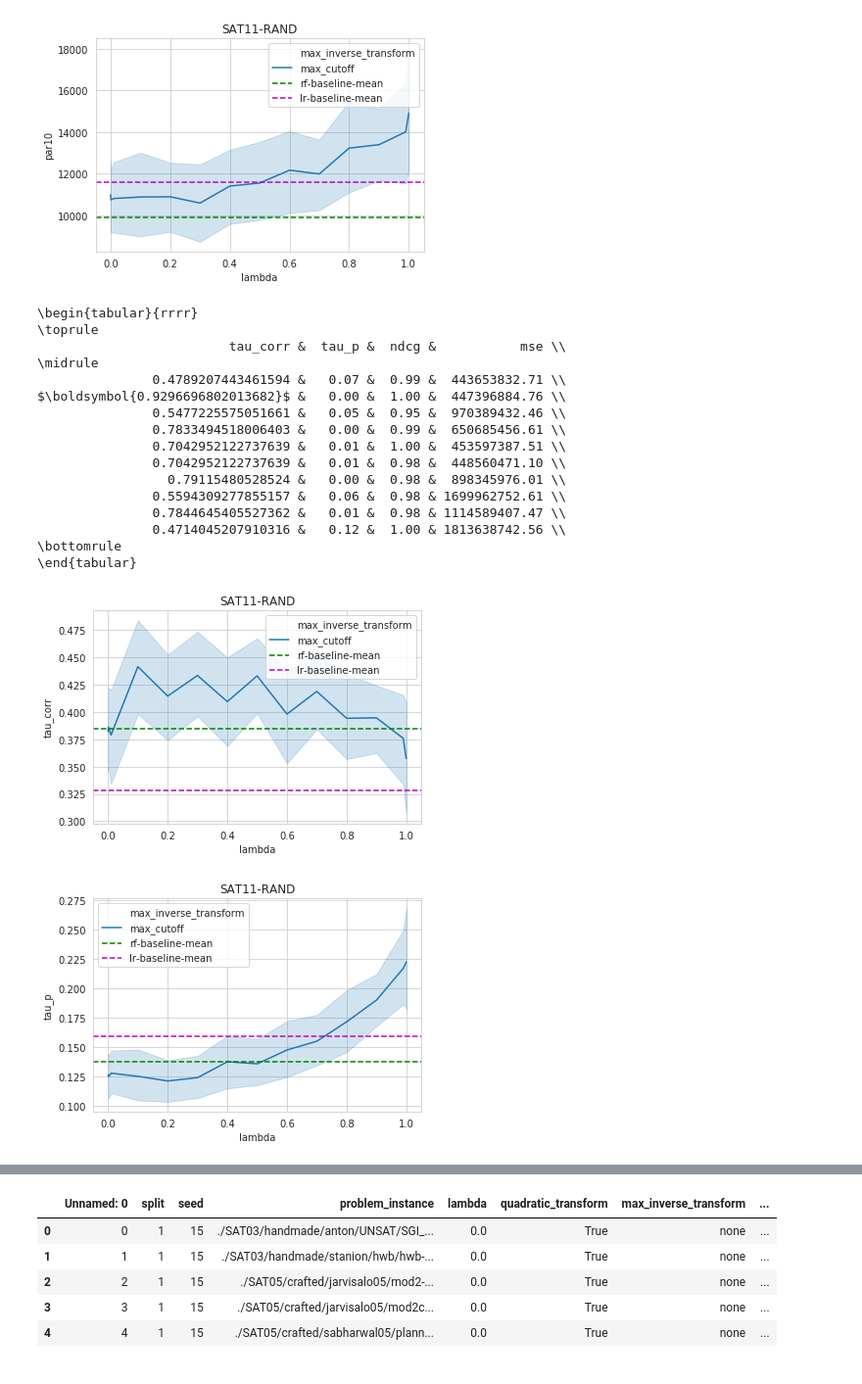
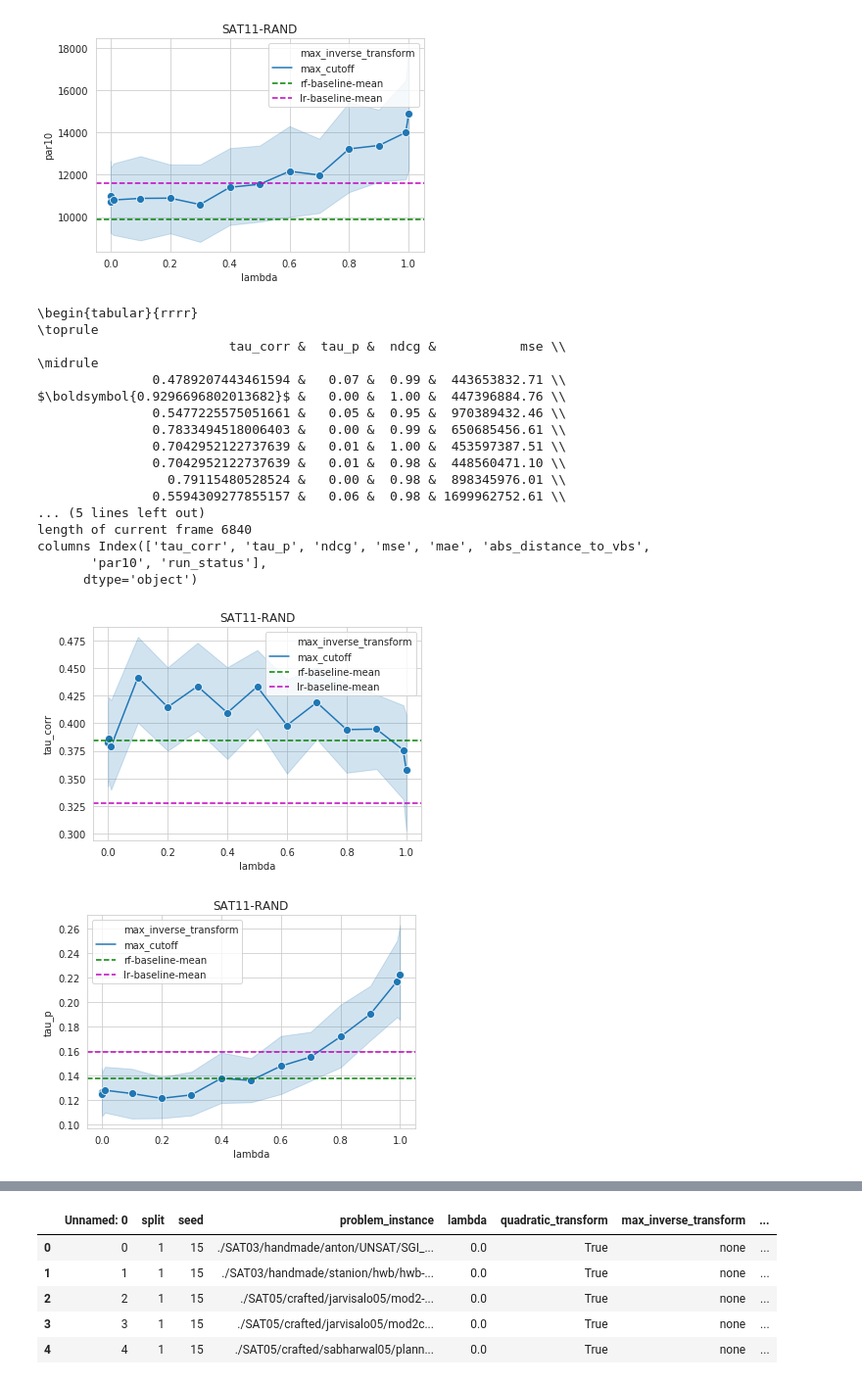
Before and after one commit to JonasHanselle/CoRRAS, a Jupyter notebook: Untitled.ipynb, the cells around one changed output, grey strips where cells are left out. Shown: that part at 98% size. Drawn from its saved outputs; the diff is of its cells as text; code cells hidden in the pictures.

```diff
--- a/Untitled.ipynb
+++ b/Untitled.ipynb
@@ -21,7 +21,7 @@ sns.set_style("whitegrid")
 scenario_path = "./aslib_data-aslib-v4.0/"
 evaluations_path = "./evaluations/"
 
-figures_path = "./figures/progression-plots/"
+figures_path = "../Masters_Thesis/Thesis/latex-thesis-template/gfx/plots/pl/"
 scenario_names = ["SAT11-RAND", "MIP-2016",
                   "CSP-2010", "SAT11-INDU", "SAT11-HAND"]
 use_quadratic_transform_values = [True]
@@ -162,13 +158,14 @@ for scenario_name, use_quadratic_transform, use_max_inverse_transform, scale_tar
         # plt.title(scenario_name)
         # plt.legend()
         # plt.savefig(figures_path+scenario_name+"-" + measure +"-boxplot.pdf")
-
-    for measure in current_frame.columns[8:]:
+    print("length of current frame", len(current_frame))
+    print("columns", current_frame.columns[8:])
+    for measure in current_frame.columns[8:-1]:
         plt.clf()
         # bp = sns.lineplot(x="lambda", y=measure, hue="epsilon", data=df_corras, palette=sns.color_palette("Set1", len(pd.unique(df_corras["epsilon"]))))
         # g = sns.FacetGrid(df_corras, col="max_inverse_transform")
         # g.map(sns.lineplot, "lambda", measure)
-        lp = sns.lineplot(x="lambda", y=measure, hue="max_inverse_transform", data=current_frame)
+        lp = sns.lineplot(x="lambda", y=measure, marker="o", markersize=8, hue="max_inverse_transform", data=current_frame)
         if df_baseline_rf is not None:
             lp.axes.axhline(df_baseline_rf[measure].mean(
             ), c="g", ls="--", label="rf-baseline-mean")
@@ -205,19 +203,20 @@ $\boldsymbol{0.9296696802013682}$ &   0.00 &  1.00 &  447396884.76 \\
-[figure, old version]
+[figure, new version]
 \begin{tabular}{rrrr}
 \toprule
                          tau_corr &  tau_p &  ndcg &           mse \\
 \midrule
                0.4789207443461594 &   0.07 &  0.99 &  443653832.71 \\
 $\boldsymbol{0.9296696802013682}$ &   0.00 &  1.00 &  447396884.76 \\
                0.5477225575051661 &   0.05 &  0.95 &  970389432.46 \\
                0.7833494518006403 &   0.00 &  0.99 &  650685456.61 \\
                0.7042952122737639 &   0.01 &  1.00 &  453597387.51 \\
                0.7042952122737639 &   0.01 &  0.98 &  448560471.10 \\
                  0.79115480528524 &   0.00 &  0.98 &  898345976.01 \\
                0.5594309277855157 &   0.06 &  0.98 & 1699962752.61 \\
-               0.7844645405527362 &   0.01 &  0.98 & 1114589407.47 \\
-               0.4714045207910316 &   0.12 &  1.00 & 1813638742.56 \\
-\bottomrule
-\end{tabular}
+... (5 lines left out)
+length of current frame 6840
+columns Index(['tau_corr', 'tau_p', 'ndcg', 'mse', 'mae', 'abs_distance_to_vbs',
+       'par10', 'run_status'],
+      dtype='object')
-[figure, old version]
+[figure, new version]
-[figure, old version]
+[figure, new version]
```
Also changed, not shown: parts of 4 cells of this notebook, 4 other files.
